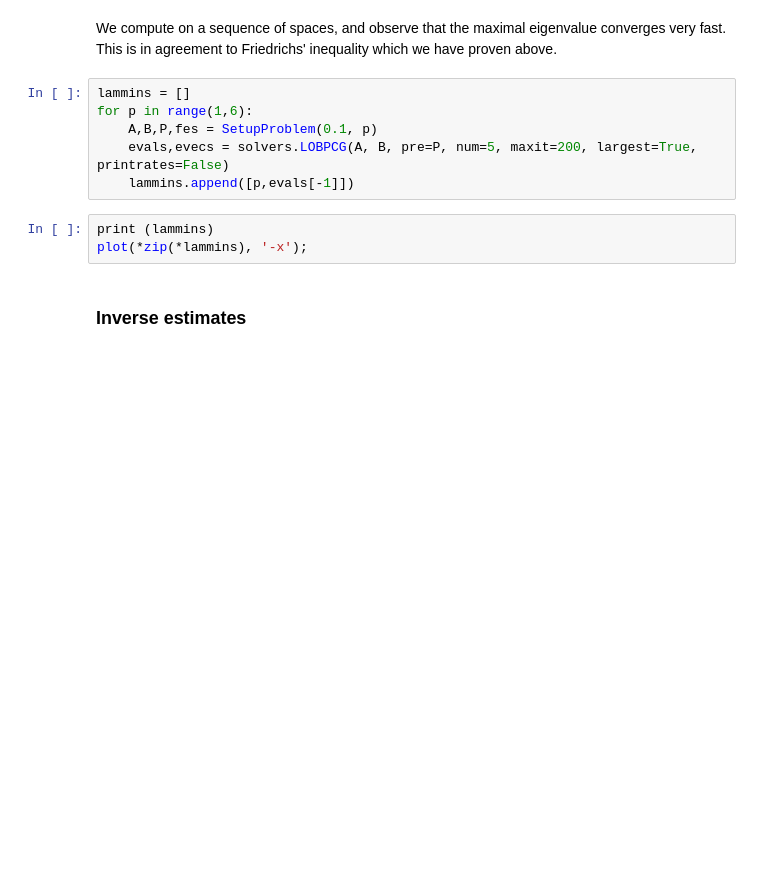
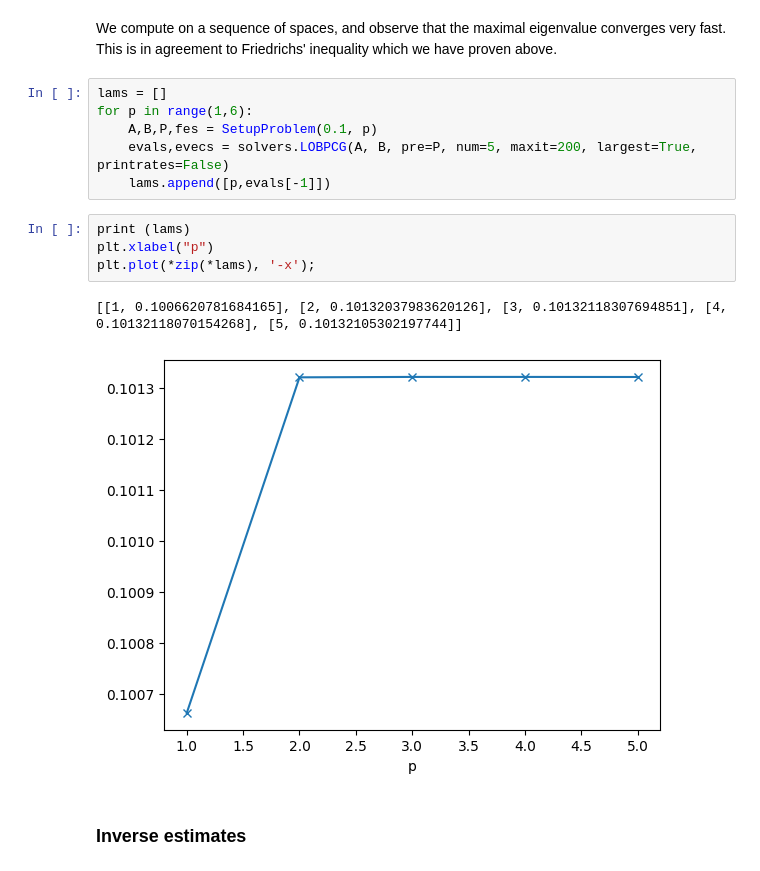
Before and after one commit to JSchoeberl/iFEM, a Jupyter notebook: _sources/sobolevspaces/experiments.ipynb, the cells around one changed output. Cells and saved outputs as stored; diff of their text form; blank space fills up the shorter version.

```diff
--- a/_sources/sobolevspaces/experiments.ipynb
+++ b/_sources/sobolevspaces/experiments.ipynb
@@ -79,14 +86,18 @@ Draw (gfu);
 # %% [markdown]
 We compute on a sequence of spaces, and observe that the maximal eigenvalue converges very fast. This is in agreement to Friedrichs' inequality which we have proven above.
 # %%
-lammins = []
+lams = []
 for p in range(1,6):
     A,B,P,fes = SetupProblem(0.1, p)
     evals,evecs = solvers.LOBPCG(A, B, pre=P, num=5, maxit=200, largest=True, printrates=False)
-    lammins.append([p,evals[-1]])
+    lams.append([p,evals[-1]])
 # %%
-print (lammins)
-plot(*zip(*lammins), '-x');
+print (lams)
+plt.xlabel("p")
+plt.plot(*zip(*lams), '-x');
+# %% [output]
+[[1, 0.1006620781684165], [2, 0.10132037983620126], [3, 0.10132118307694851], [4, 0.10132118070154268], [5, 0.10132105302197744]]
+[figure, added]
 # %% [markdown]
 ### Inverse estimates
 # %% [markdown]
```
Also changed, not shown: parts of 12 cells of this notebook, 23 other files.
